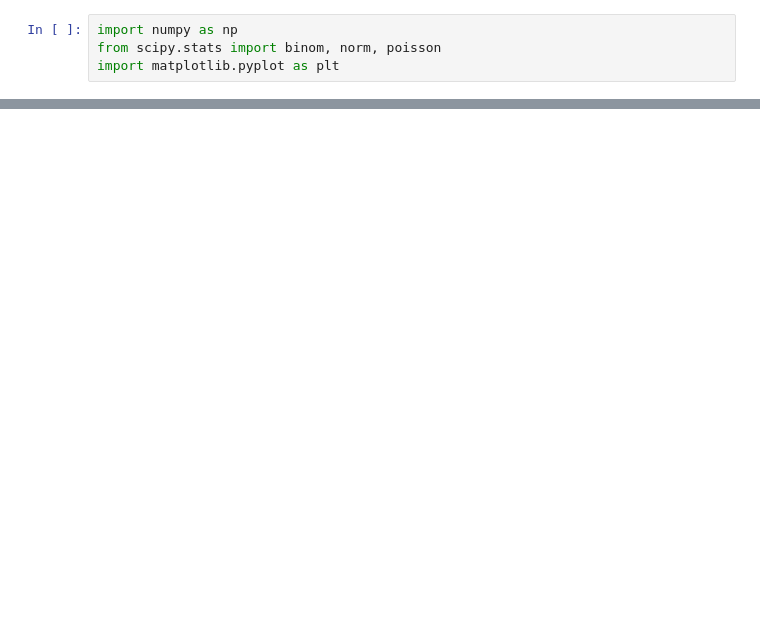
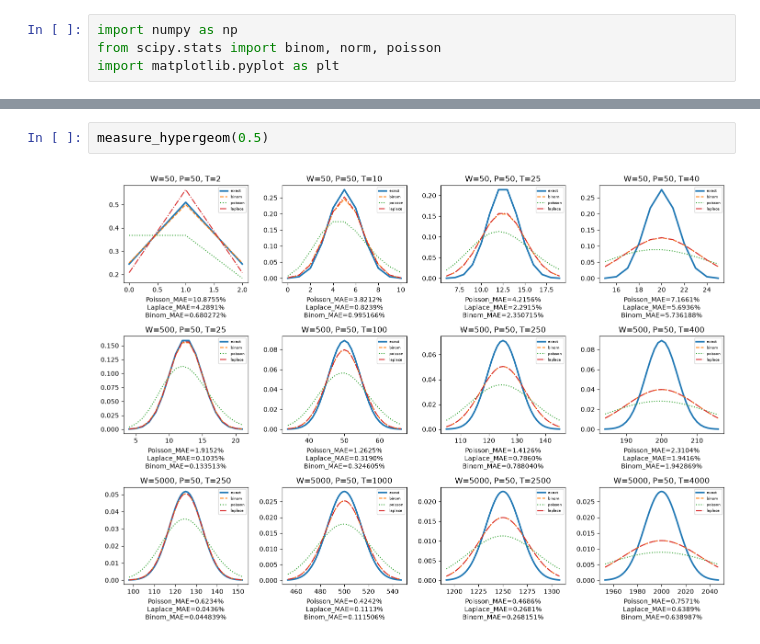
Before and after one commit to ilyakosstin/proba_billy_tea_1, a Jupyter notebook: 4/solution.ipynb, the cells around one changed output, grey strips where cells are left out. Drawn from its saved outputs; the diff is of its cells as text; blank space fills up the shorter version.

```diff
--- a/4/solution.ipynb
+++ b/4/solution.ipynb
@@ -194,0 +178,4 @@ plt.show()
+# %%
+measure_hypergeom(0.5)
+# %% [output]
+[figure, added]
```
Also changed, not shown: parts of 15 cells of this notebook, 2 other files.
